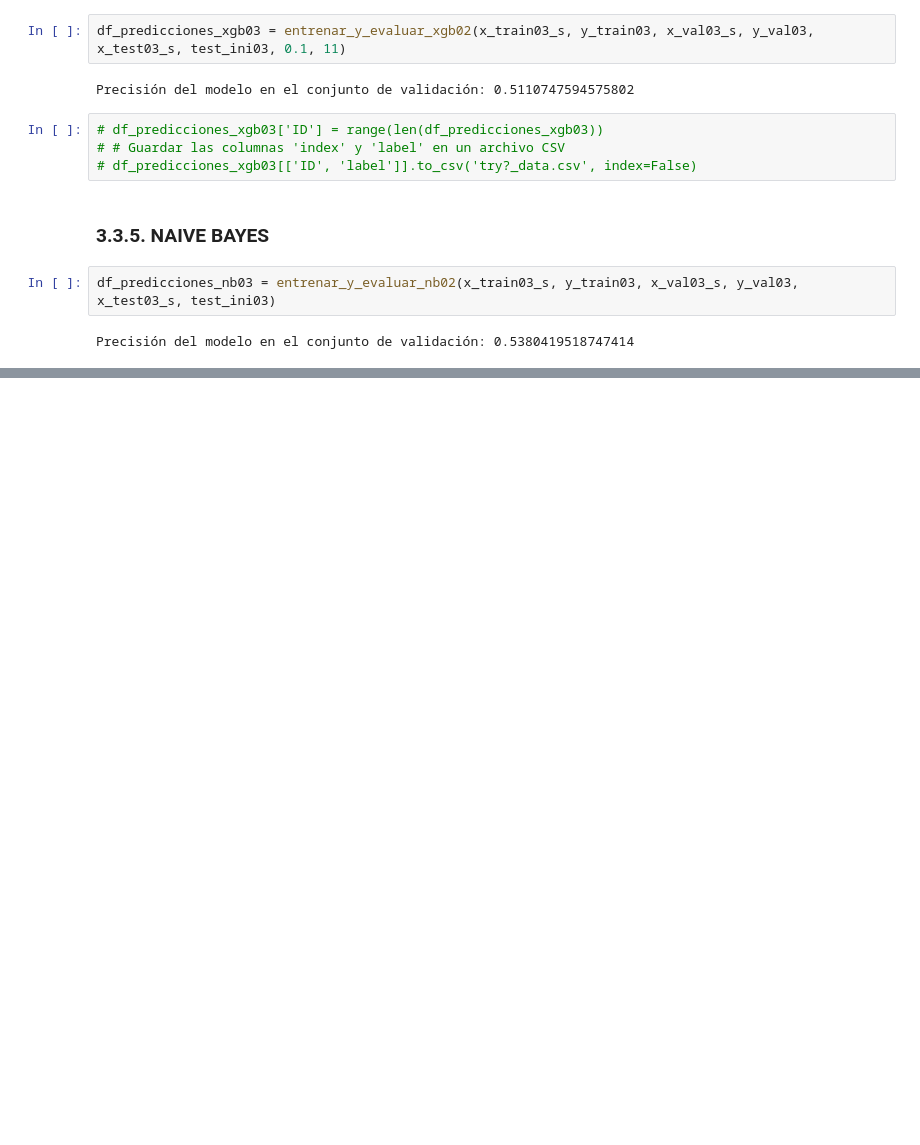
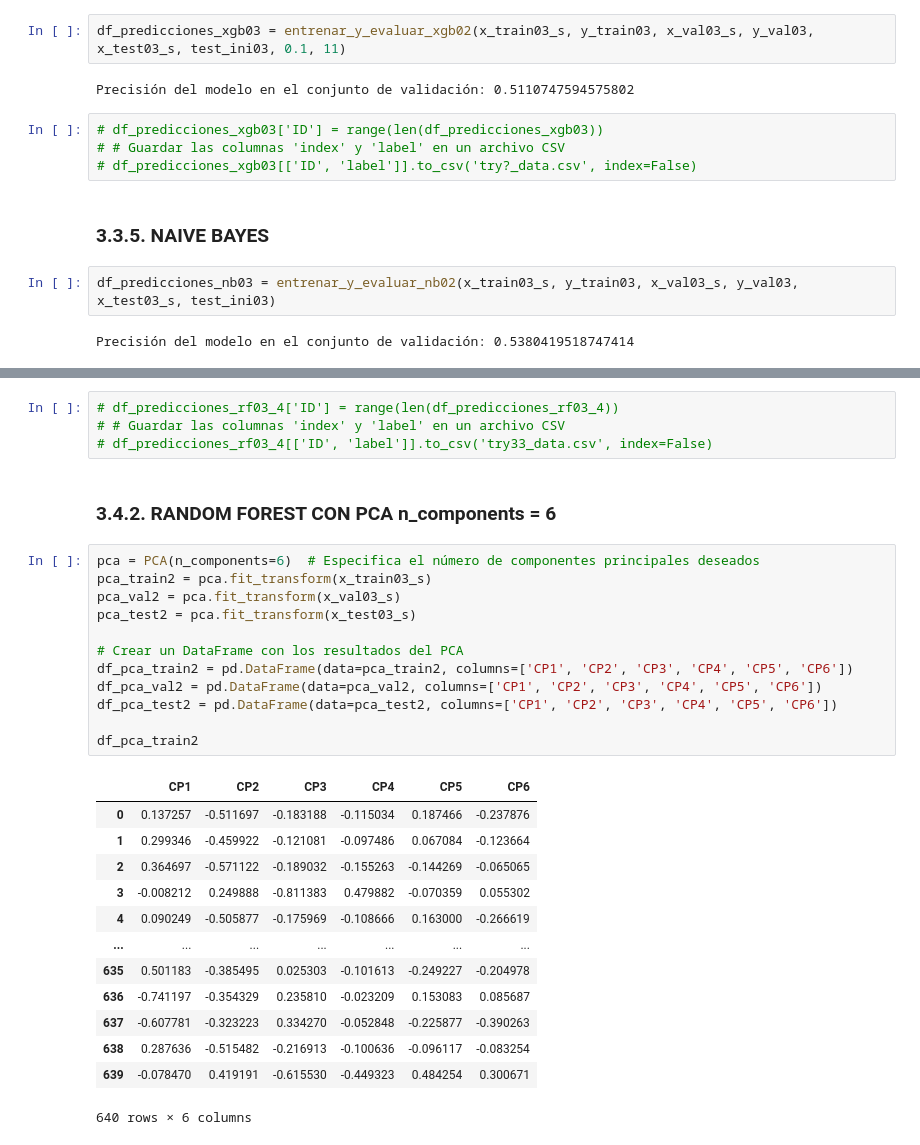
Before and after one commit to nachoreyesv/DATA_PROJECT_3, a Jupyter notebook: Ejecutable/Ines/pruebas.ipynb, the cells around one changed output, grey strips where cells are left out. Cells and saved outputs as stored; diff of their text form; blank space fills up the shorter version.

```diff
--- a/Ejecutable/Ines/pruebas.ipynb
+++ b/Ejecutable/Ines/pruebas.ipynb
@@ -1145,0 +1215,32 @@ Precisión del modelo en el conjunto de validación: 0.5380419518747414
+# %%
+# df_predicciones_rf03_4['ID'] = range(len(df_predicciones_rf03_4))
+# # Guardar las columnas 'index' y 'label' en un archivo CSV
+# df_predicciones_rf03_4[['ID', 'label']].to_csv('try33_data.csv', index=False)
+# %% [markdown]
+### 3.4.2. RANDOM FOREST CON PCA n_components = 6
+# %%
+pca = PCA(n_components=6)  # Especifica el número de componentes principales deseados
+pca_train2 = pca.fit_transform(x_train03_s)
+pca_val2 = pca.fit_transform(x_val03_s)
+pca_test2 = pca.fit_transform(x_test03_s)
+
+# Crear un DataFrame con los resultados del PCA
+df_pca_train2 = pd.DataFrame(data=pca_train2, columns=['CP1', 'CP2', 'CP3', 'CP4', 'CP5', 'CP6'])
+df_pca_val2 = pd.DataFrame(data=pca_val2, columns=['CP1', 'CP2', 'CP3', 'CP4', 'CP5', 'CP6'])
+df_pca_test2 = pd.DataFrame(data=pca_test2, columns=['CP1', 'CP2', 'CP3', 'CP4', 'CP5', 'CP6'])
+
+df_pca_train2
+# %% [output]
+|  | CP1 | CP2 | CP3 | CP4 | CP5 | CP6 |
+| 0 | 0.137257 | -0.511697 | -0.183188 | -0.115034 | 0.187466 | -0.237876 |
+| 1 | 0.299346 | -0.459922 | -0.121081 | -0.097486 | 0.067084 | -0.123664 |
+| 2 | 0.364697 | -0.571122 | -0.189032 | -0.155263 | -0.144269 | -0.065065 |
+| 3 | -0.008212 | 0.249888 | -0.811383 | 0.479882 | -0.070359 | 0.055302 |
+| 4 | 0.090249 | -0.505877 | -0.175969 | -0.108666 | 0.163000 | -0.266619 |
+| ... | ... | ... | ... | ... | ... | ... |
+| 635 | 0.501183 | -0.385495 | 0.025303 | -0.101613 | -0.249227 | -0.204978 |
+| 636 | -0.741197 | -0.354329 | 0.235810 | -0.023209 | 0.153083 | 0.085687 |
+| 637 | -0.607781 | -0.323223 | 0.334270 | -0.052848 | -0.225877 | -0.390263 |
+| 638 | 0.287636 | -0.515482 | -0.216913 | -0.100636 | -0.096117 | -0.083254 |
+| 639 | -0.078470 | 0.419191 | -0.615530 | -0.449323 | 0.484254 | 0.300671 |
+640 rows × 6 columns
```
Also changed, not shown: parts of 17 cells of this notebook, 3 other files.
